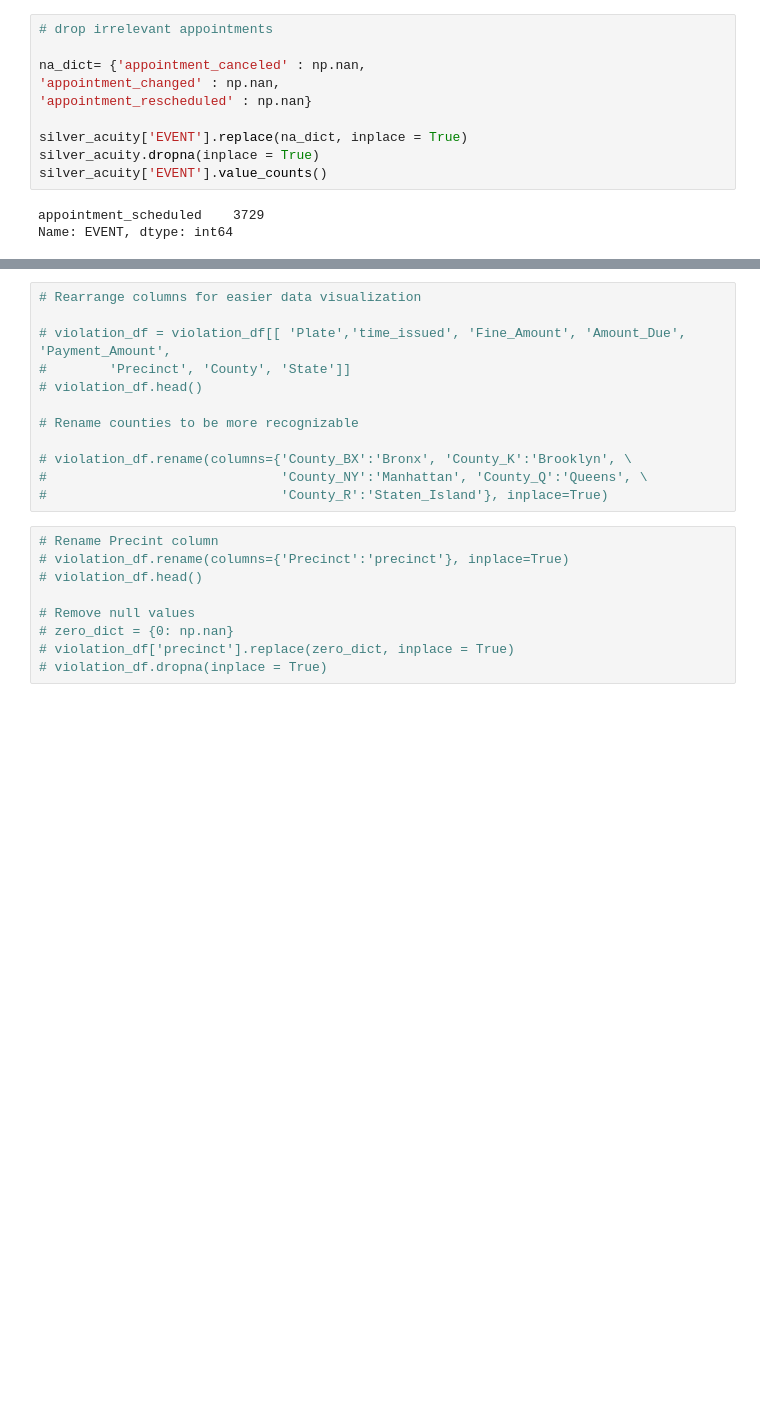
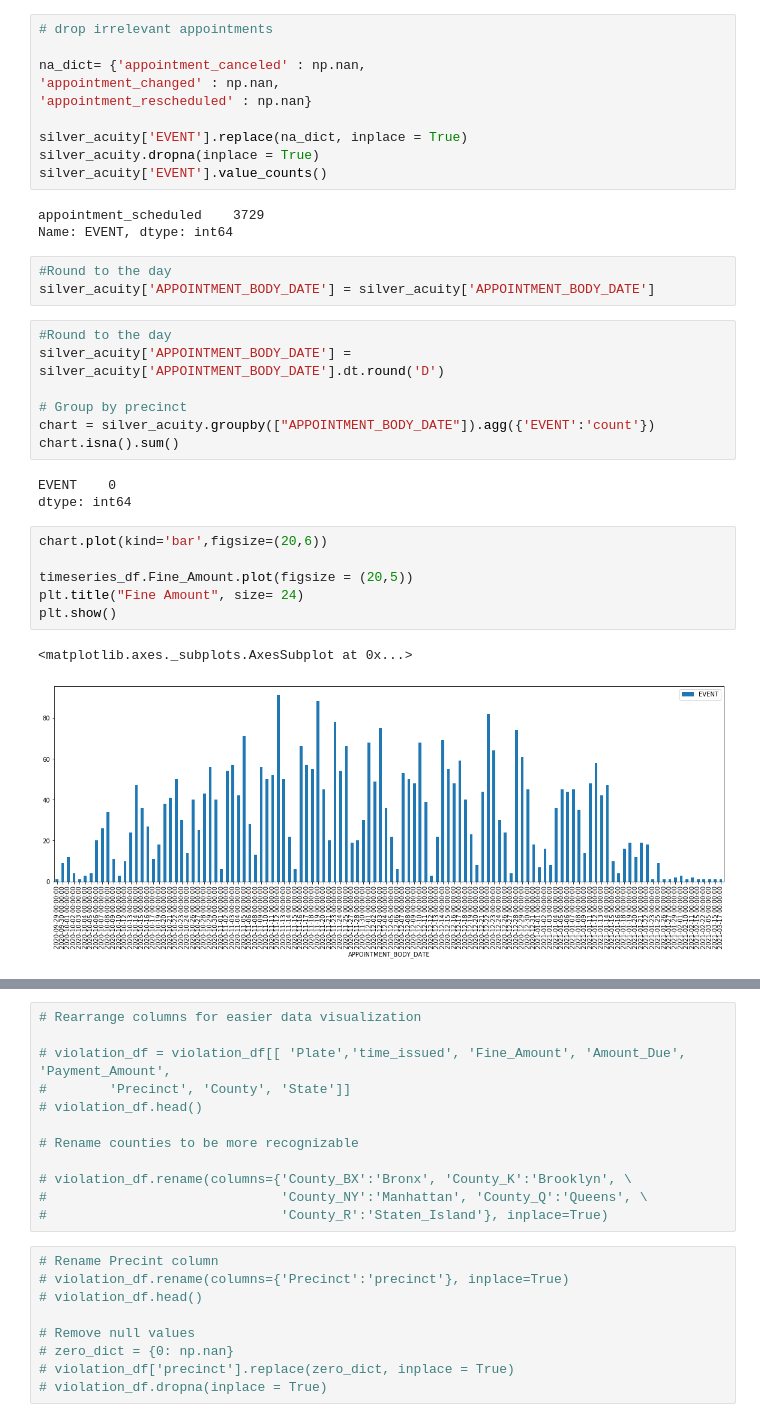
Before and after one commit to meaganlazer/Parking_Tickets_Timeseries, a Jupyter notebook: OrderData.ipynb, the cells around one changed output, grey strips where cells are left out. Saved outputs shown, nothing was run; the diff lists cells and outputs as text; blank space fills up the shorter version.

```diff
--- a/OrderData.ipynb
+++ b/OrderData.ipynb
@@ -133,3 +118,25 @@ silver_acuity['EVENT'].value_counts()
 # %% [output]
 appointment_scheduled    3729
 Name: EVENT, dtype: int64
+# %%
+#Round to the day
+silver_acuity['APPOINTMENT_BODY_DATE'] = silver_acuity['APPOINTMENT_BODY_DATE']
+# %%
+#Round to the day
+silver_acuity['APPOINTMENT_BODY_DATE'] = silver_acuity['APPOINTMENT_BODY_DATE'].dt.round('D')
+
+# Group by precinct
+chart = silver_acuity.groupby(["APPOINTMENT_BODY_DATE"]).agg({'EVENT':'count'})
+chart.isna().sum()
+# %% [output]
+EVENT    0
+dtype: int64
+# %%
+chart.plot(kind='bar',figsize=(20,6))
+
+timeseries_df.Fine_Amount.plot(figsize = (20,5))
+plt.title("Fine Amount", size= 24)
+plt.show()
+# %% [output]
+<matplotlib.axes._subplots.AxesSubplot at 0x...>
+[figure, added]
```
Also changed, not shown: parts of 14 cells of this notebook.
